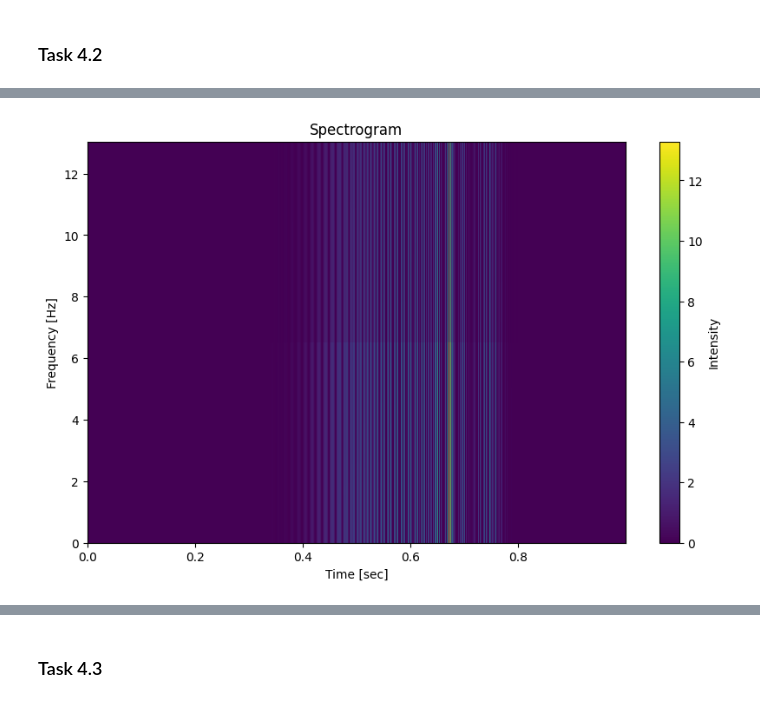
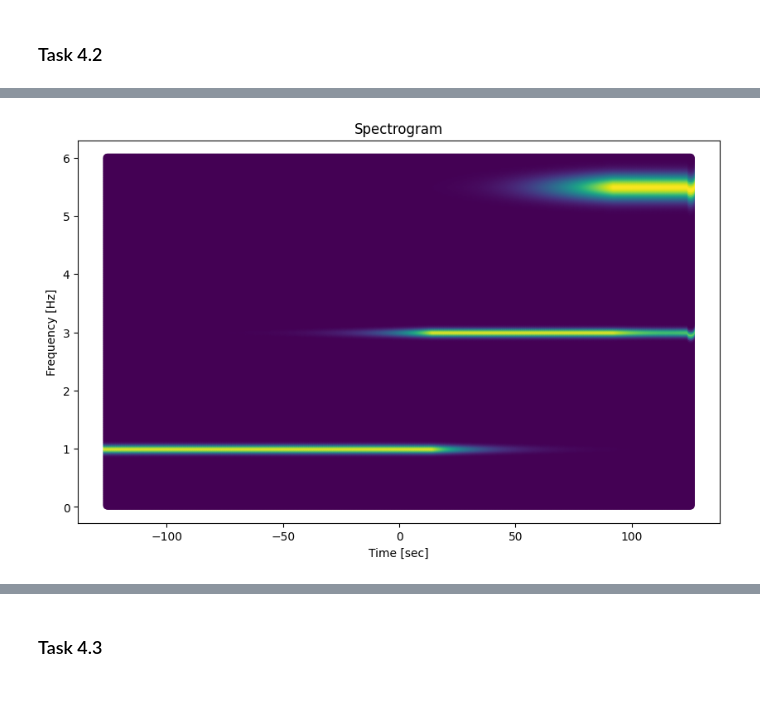
Before and after one commit to hasaki77/hppl, a Jupyter notebook: HW_4_Spectrogram.ipynb, the cells around one changed output, grey strips where cells are left out. Saved outputs shown, nothing was run; the diff lists cells and outputs as text; code cells hidden in the pictures.

```diff
--- a/HW_4_Spectrogram.ipynb
+++ b/HW_4_Spectrogram.ipynb
@@ -36,3 +18,27 @@ def get_specgram(signal, t, timestep, window_width, overlap, window_func=np.hann
+# %%
+def get_specgram(signal: np.array, t: np.array, nwindowsteps: int, window_width: int):
+
+    plt.figure(figsize=(10, 6))
+
+    step = (t[-1] - t[0]) / nwindowsteps
+    for i in range(nwindowsteps):
+        end = i*step + t[0]
+
+        window_func = np.exp(-(t-end)**2 / 2 / window_width**2)
+
+        windowed_signal = signal * window_func
+        spectrum = np.fft.fft(windowed_signal)
+        w = np.fft.fftfreq(len(windowed_signal), d=(t[1]-t[0]) / (2*np.pi))
+
+        freq_range = np.logical_and(w > 0, w < 6)
+        w = w[freq_range]
+        intensity = np.abs(spectrum[freq_range])**2
+
+        plt.scatter([end] * len(w), w, c=intensity)
+
+    plt.title("Spectrogram")
+    plt.ylabel("Frequency [Hz]")
+    plt.xlabel("Time [sec]")
 # %% [markdown]
 ### Task 4.1
 # %%
@@ -92,19 +79,6 @@ plt.show()
-# %%
-timestep = 2**14
-t=np.linspace(-20*2*np.pi, 20*2*np.pi, timestep, endpoint=False)
-
-window_width = 5
-overlap = 3
-# Compute Spectrogram
-times, w, intensity = get_specgram(signal=y4, timestep=timestep, t=t, window_width=window_width, overlap=overlap)
-
-# Plot spectrogram
-plt.figure(figsize=(10, 6))
-plt.pcolormesh(times, w, intensity, shading='gouraud')
-plt.title("Spectrogram")
-plt.ylabel("Frequency [Hz]")
-plt.xlabel("Time [sec]")
-plt.colorbar(label="Intensity")
-plt.show()
-# %% [output]
-[figure, removed]
+# %%
+t=np.linspace(-20*2*np.pi, 20*2*np.pi, 2**14, endpoint=False)
+
+get_specgram(signal=y3, t=t, nwindowsteps=1000, window_width=25)
+# %% [output]
+[figure, added]
```
Also changed, not shown: parts of 8 cells of this notebook.
